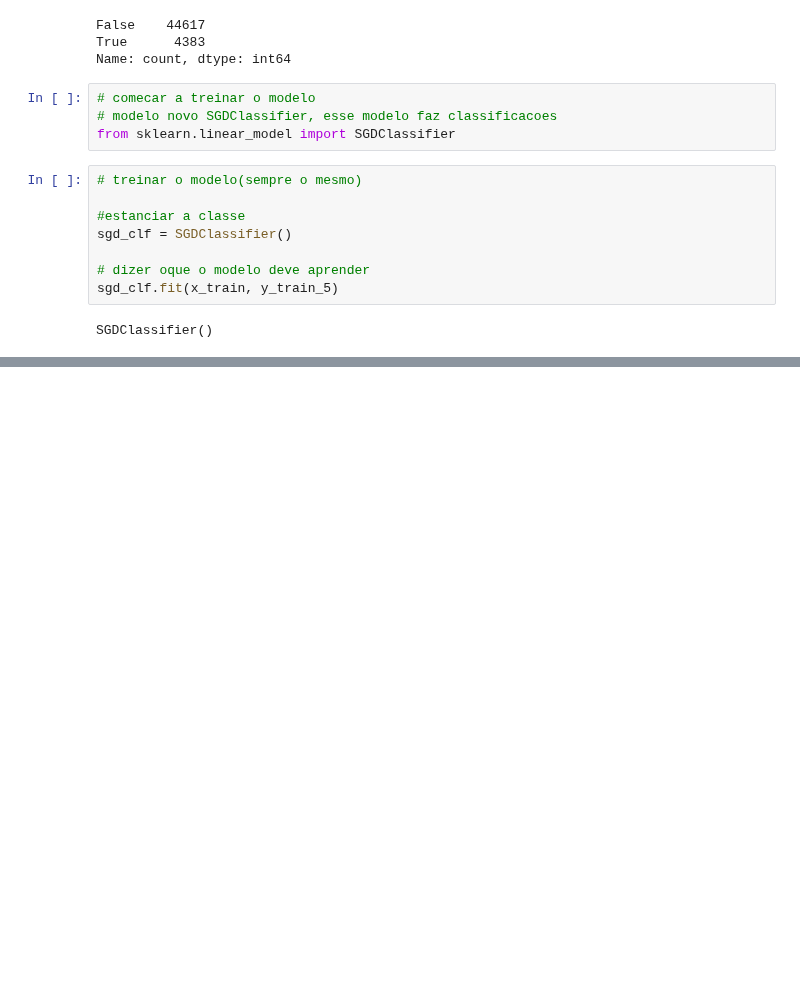
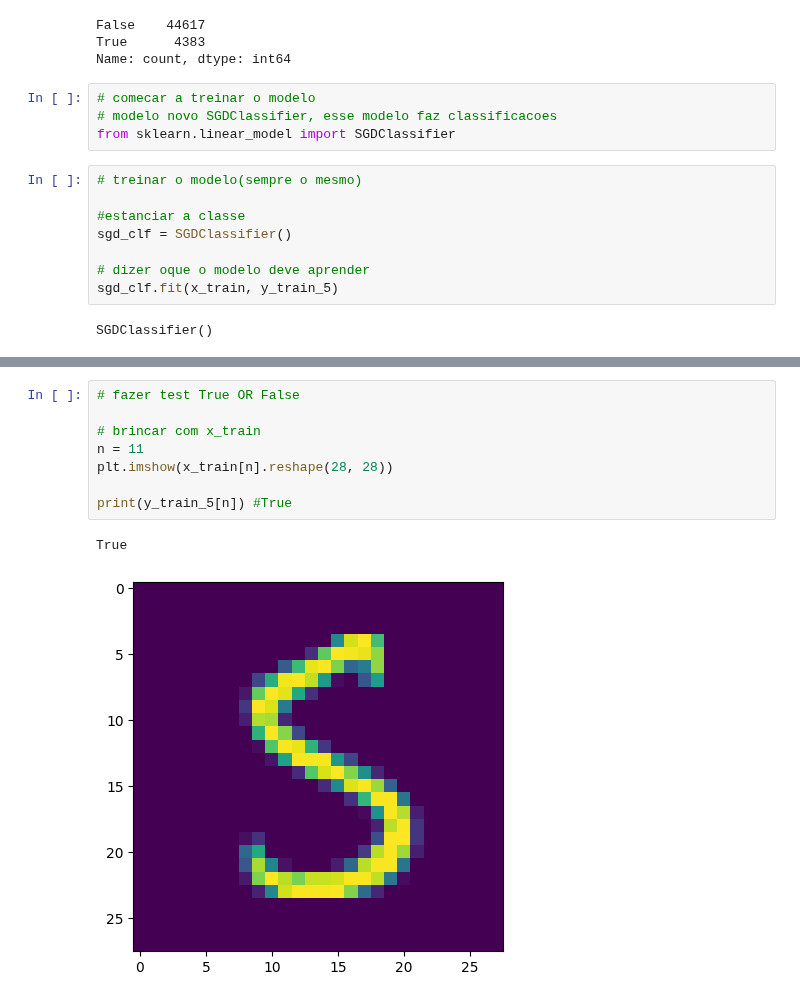
Before and after one commit to ludiemert/Classification_Regression_Models, a Jupyter notebook: 7_Classification_Regression_Models/Class_Regression_Models.ipynb, the cells around one changed output, grey strips where cells are left out. Saved outputs shown, nothing was run; the diff lists cells and outputs as text; blank space fills up the shorter version.

Commit message:
add 13_result_value_True test value True

```diff
--- a/7_Classification_Regression_Models/Class_Regression_Models.ipynb
+++ b/7_Classification_Regression_Models/Class_Regression_Models.ipynb
@@ -239,3 +239,14 @@ print(y_train_5[n]) #False
 # %% [output]
 False
 [figure]
+# %%
+# fazer test True OR False
+
+# brincar com x_train
+n = 11
+plt.imshow(x_train[n].reshape(28, 28))
+
+print(y_train_5[n]) #True
+# %% [output]
+True
+[figure, added]
```
Also changed, not shown: parts of 2 cells of this notebook, 1 other file.
